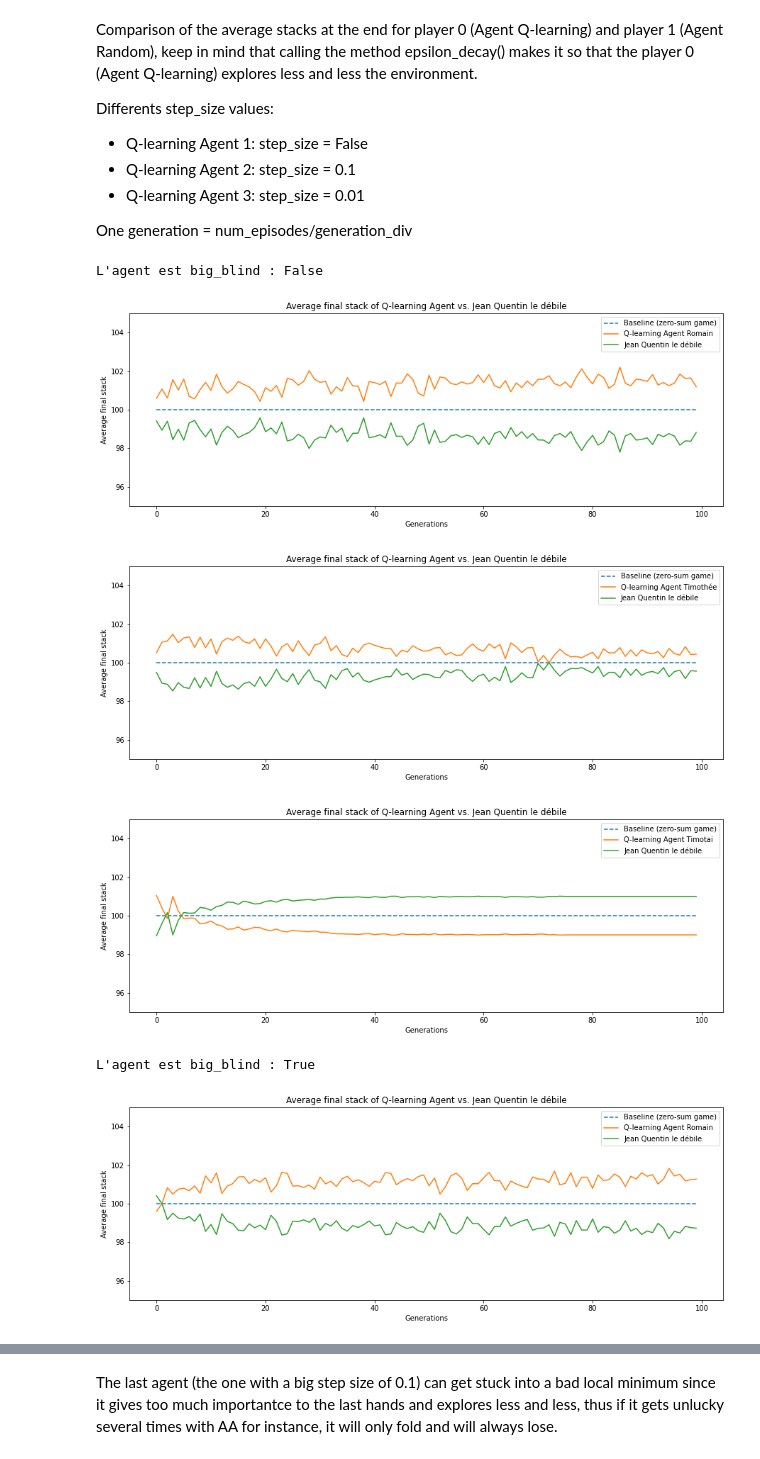
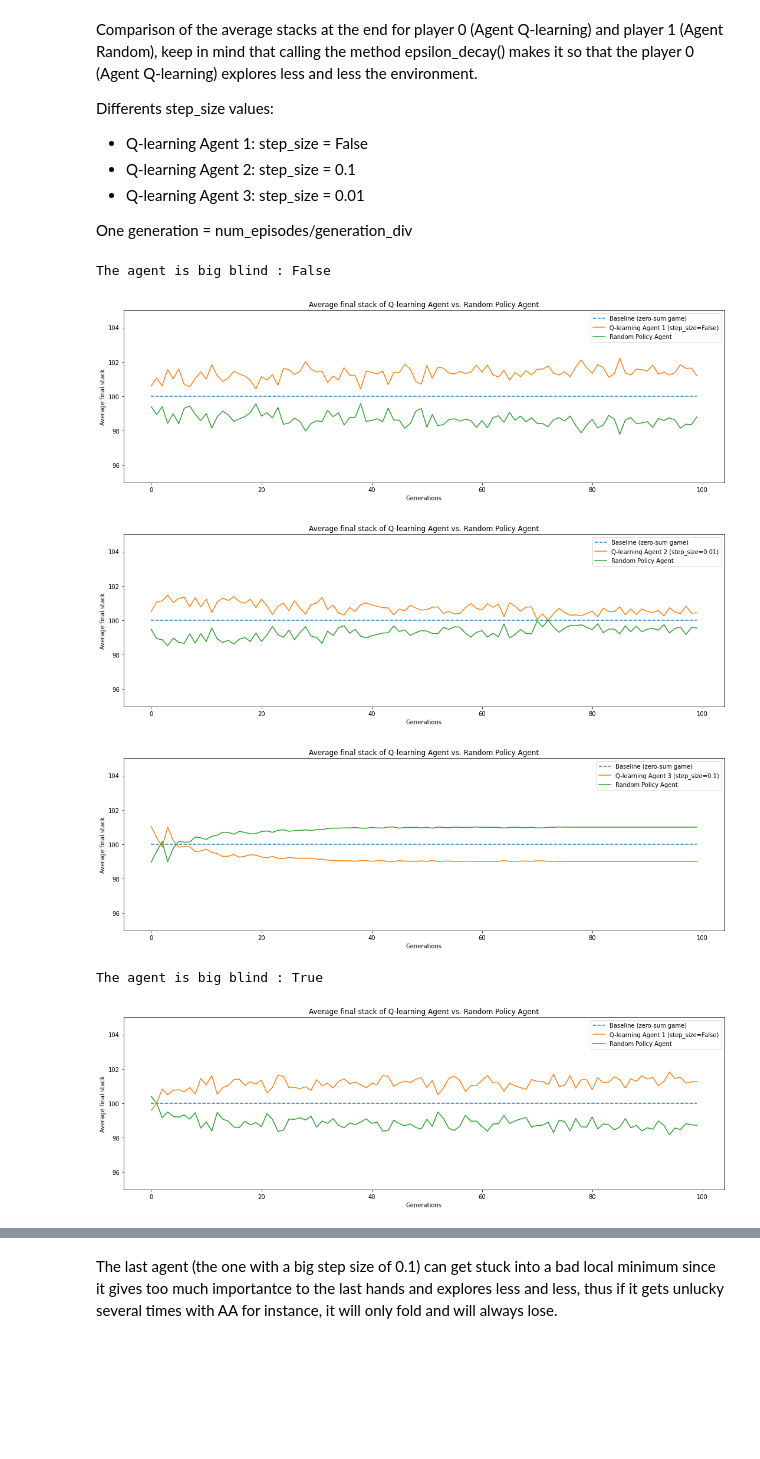
Before and after one commit to timrio/reinforcement-learning-poker, a Jupyter notebook: notebooks/all_in_fold.ipynb, the cells around one changed output, grey strips where cells are left out. Drawn from its saved outputs; the diff is of its cells as text; code cells hidden in the pictures; blank space fills up the shorter version.

```diff
--- a/notebooks/all_in_fold.ipynb
+++ b/notebooks/all_in_fold.ipynb
@@ -432,7 +432,7 @@ generation = 100
 display_text = False
 
 for big_blind_agent in [0, 1]:
-    print(f"L'agent est big_blind : {big_blind_agent == 1}")
+    print(f"The agent is big blind : {big_blind_agent == 1}")
     average_per_generation_player_0 = [[], [], []]   # list of list of size int(3 * num_episodes/100 + 1)
     average_per_generation_player_1 = [[], [], []]  # list of size int(3 * num_episodes/100 + 1)
     for i, agent in enumerate(agents_finaux[big_blind_agent]):
@@ -441,38 +441,43 @@ for big_blind_agent in [0, 1]:
             tranche = tranche/generation
             first_episode_tranche = int(tranche*num_episodes)
             last_episode_tranche = int((tranche+1/generation)*num_episodes)
             if display_text:
-                print(f"Episodes {first_episode_tranche} à {last_episode_tranche-1}")
+                print(f"Episodes {first_episode_tranche} to {last_episode_tranche-1}")
             liste_stacks_a_la_fin_player_0 = [x[0] for x in stacks_a_la_fin_finaux[big_blind_agent][i][first_episode_tranche:last_episode_tranche]]
             average_per_generation_player_0[i].append(np.mean(liste_stacks_a_la_fin_player_0))
             liste_stacks_a_la_fin_player_1 = [x[1] for x in stacks_a_la_fin_finaux[big_blind_agent][i][first_episode_tranche:last_episode_tranche]]
             average_per_generation_player_1[i].append(np.mean(liste_stacks_a_la_fin_player_1))
             if display_text:
                 print(f"Agent 0: {round(np.mean(liste_stacks_a_la_fin_player_0), 2)} vs agent 1: {round(np.mean(liste_stacks_a_la_fin_player_1), 2)}")
 
     display_plot = True
     if display_plot:
-        agents_legendes = ["Q-learning Agent Romain", "Q-learning Agent Timothée", "Q-learning Agent Timotai"]
+        agents_legendes = ["Q-learning Agent 1 (step_size=False)", "Q-learning Agent 2 (step_size=0.01)", "Q-learning Agent 3 (step_size=0.1)"]
         for i in range(0, 3):
             plt.figure(figsize=(15, 5), facecolor='w', edgecolor='k')
             plt.plot([100 for _ in range(len(average_per_generation_player_0[0]))], linestyle="--")
             if big_blind_agent:  # if the agent is big_blind i.e if the agent is player 1 i.e if the random policy agent is player 0
                 plt.plot(average_per_generation_player_1[i])
                 plt.plot(average_per_generation_player_0[i])
             else:
                 plt.plot(average_per_generation_player_0[i])
                 plt.plot(average_per_generation_player_1[i])
             plt.title("Average final stack of Q-learning Agent vs. Random Policy Agent")
             plt.legend(("Baseline (zero-sum game)", agents_legendes[i], "Random Policy Agent"))
             plt.xlabel("Generations")
             plt.ylabel("Average final stack")
             ax = plt.gca()
             ax.set_ylim([95, 105])
+            plt.tight_layout()
+            if big_blind_agent:
+                plt.savefig('big_blind_{}.png'.format(agents_legendes[i]))
+            else:
+                plt.savefig('small_blind_{}.png'.format(agents_legendes[i]))
             plt.show()
 # %% [output]
-L'agent est big_blind : False
+The agent is big blind : False
-[figure, old version]
+[figure, new version]
-[figure, old version]
+[figure, new version]
-[figure, old version]
+[figure, new version]
-L'agent est big_blind : True
+The agent is big blind : True
-[figure, old version]
+[figure, new version]
```
Also changed, not shown: parts of 5 cells of this notebook, 3 other files.
